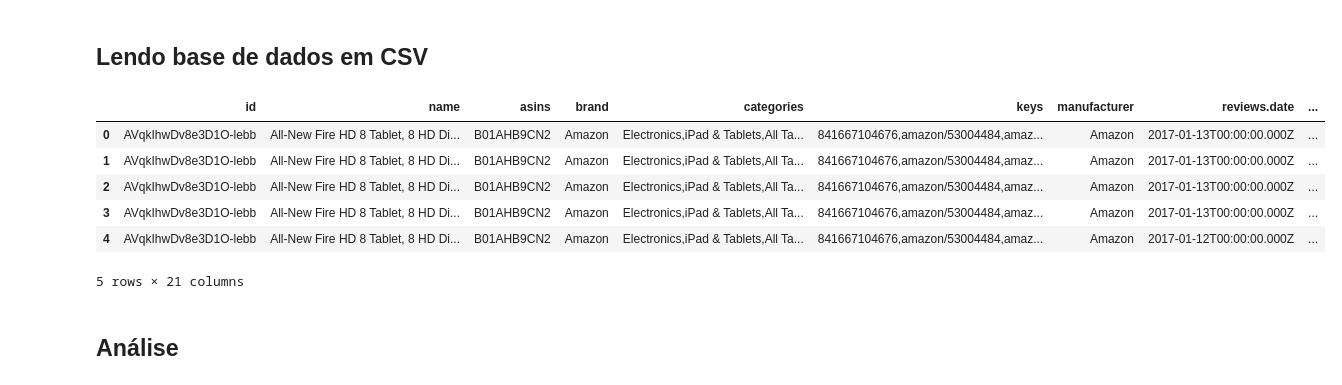
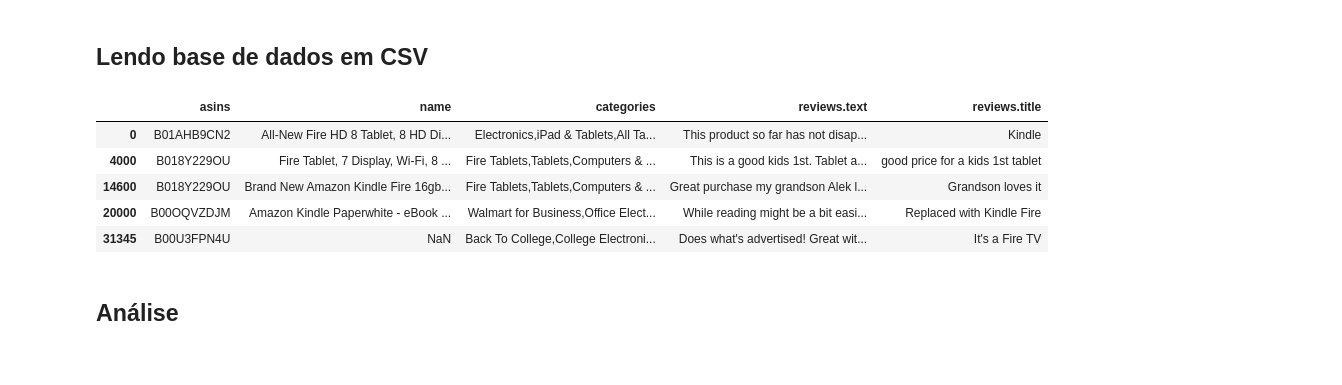
Before and after one commit to LuanAraldi/PLN-recommender, a Jupyter notebook: engine/content_based_PLN.ipynb, the cells around one changed output. Saved outputs shown, nothing was run; the diff lists cells and outputs as text; code cells hidden in the pictures.

```diff
--- a/engine/content_based_PLN.ipynb
+++ b/engine/content_based_PLN.ipynb
@@ -23,15 +24,14 @@ warnings.filterwarnings('ignore')
 ## Lendo base de dados em CSV
 # %%
 df = pd.read_csv('1429_1.csv')
-df.head()
+df[['asins', 'name', 'categories', 'reviews.text', 'reviews.title']].take([0,4000, 14600, 20000, 31345])
 # %% [output]
-|  | id | name | asins | brand | categories | keys | manufacturer | reviews.date | ... |
-| 0 | AVqkIhwDv8e3D1O-lebb | All-New Fire HD 8 Tablet, 8 HD Di... | B01AHB9CN2 | Amazon | Electronics,iPad & Tablets,All Ta... | 841667104676,amazon/53004484,amaz... | Amazon | 2017-01-13T00:00:00.000Z | ... |
-| 1 | AVqkIhwDv8e3D1O-lebb | All-New Fire HD 8 Tablet, 8 HD Di... | B01AHB9CN2 | Amazon | Electronics,iPad & Tablets,All Ta... | 841667104676,amazon/53004484,amaz... | Amazon | 2017-01-13T00:00:00.000Z | ... |
-| 2 | AVqkIhwDv8e3D1O-lebb | All-New Fire HD 8 Tablet, 8 HD Di... | B01AHB9CN2 | Amazon | Electronics,iPad & Tablets,All Ta... | 841667104676,amazon/53004484,amaz... | Amazon | 2017-01-13T00:00:00.000Z | ... |
-| 3 | AVqkIhwDv8e3D1O-lebb | All-New Fire HD 8 Tablet, 8 HD Di... | B01AHB9CN2 | Amazon | Electronics,iPad & Tablets,All Ta... | 841667104676,amazon/53004484,amaz... | Amazon | 2017-01-13T00:00:00.000Z | ... |
-| 4 | AVqkIhwDv8e3D1O-lebb | All-New Fire HD 8 Tablet, 8 HD Di... | B01AHB9CN2 | Amazon | Electronics,iPad & Tablets,All Ta... | 841667104676,amazon/53004484,amaz... | Amazon | 2017-01-12T00:00:00.000Z | ... |
+|  | asins | name | categories | reviews.text | reviews.title |
+| 0 | B01AHB9CN2 | All-New Fire HD 8 Tablet, 8 HD Di... | Electronics,iPad & Tablets,All Ta... | This product so far has not disap... | Kindle |
+| 4000 | B018Y229OU | Fire Tablet, 7 Display, Wi-Fi, 8 ... | Fire Tablets,Tablets,Computers & ... | This is a good kids 1st. Tablet a... | good price for a kids 1st tablet |
+| 14600 | B018Y229OU | Brand New Amazon Kindle Fire 16gb... | Fire Tablets,Tablets,Computers & ... | Great purchase my grandson Alek l... | Grandson loves it |
+| 20000 | B00OQVZDJM | Amazon Kindle Paperwhite - eBook ... | Walmart for Business,Office Elect... | While reading might be a bit easi... | Replaced with Kindle Fire |
+| 31345 | B00U3FPN4U | NaN | Back To College,College Electroni... | Does what's advertised! Great wit... | It's a Fire TV |
-5 rows × 21 columns
 # %% [markdown]
 ## Análise
 # %%
```
Also changed, not shown: parts of 8 cells of this notebook, 15 other files.
